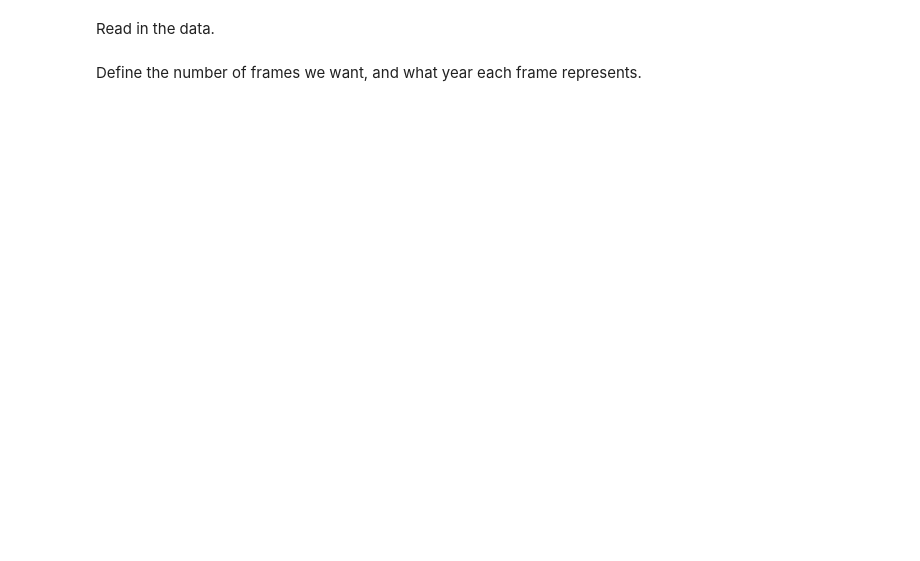
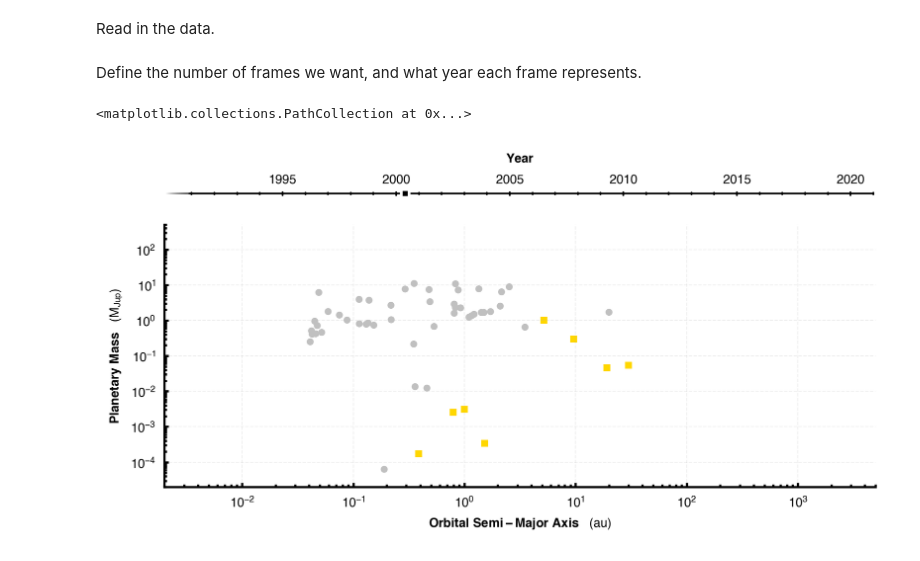
Before and after one commit to richteague/exopopulation, a Jupyter notebook: plotting_animation.ipynb, the cells around one changed output. Cells and saved outputs as stored; diff of their text form; code cells hidden in the pictures; blank space fills up the shorter version.

```diff
--- a/plotting_animation.ipynb
+++ b/plotting_animation.ipynb
@@ -18,6 +18,8 @@ years = np.linspace(exoplanets[:, 2].min() - 1.1,
 years = np.where(years > 2021, 2021, years)
 
 planet_markers = [planet_marker(*planet) for planet in exoplanets]
+for pm in planet_markers:
+    pm._marker_color = 'silver'
 year_markers = timeline(years)
 # %%
 def gentrify_plot(ax):
@@ -49,6 +51,10 @@ for y, year in enumerate(years):
         planet.plot_marker(ax, year)
     gentrify_plot(ax)
 
+    # add the solar system planets
+    ax.scatter(solarsystem[:, 1], solarsystem[:, 0], marker='s',
+               color='gold', lw=0.0, s=15, zorder=500)
+
     # save it
     plt.savefig('frames/exoplanet_population_{:03d}.png'.format(y))
     plt.close()
@@ -58,19 +64,28 @@ for y, year in enumerate(years):
 !convert -delay 4.167 frames/*.png -loop 0 -scale 50% exopopulation.gif
 # %%
 year = 2000.4
+planet_markers = [planet_marker(*planet, fade_marker=0, fade_outline=0) for planet in exoplanets]
+for pm in planet_markers:
+    pm._marker_color = 'silver'
 
 # make the figure
 fig, axs = plt.subplots(nrows=2, figsize=(6, 3), constrained_layout=True,
                         gridspec_kw=dict(height_ratios=[1, 8]))
+
+# gentrify
+gentrify_plot(axs[1])
 
 # add the timeline on top
 year_markers.plot_year_marker(axs[0], year)
 
 # include the planets
 ax = axs[1]
 for planet in planet_markers:
     planet.plot_marker(ax, year)
 
 # add the solar system planets
 ax.scatter(solarsystem[:, 1], solarsystem[:, 0], marker='s',
-           color='dodgerblue', lw=0.0, s=15)
+           color='gold', lw=0.0, s=15)
+# %% [output]
+<matplotlib.collections.PathCollection at 0x...>
+[figure, added]
```
Also changed, not shown: parts of 1 cell of this notebook, 1 other file.
